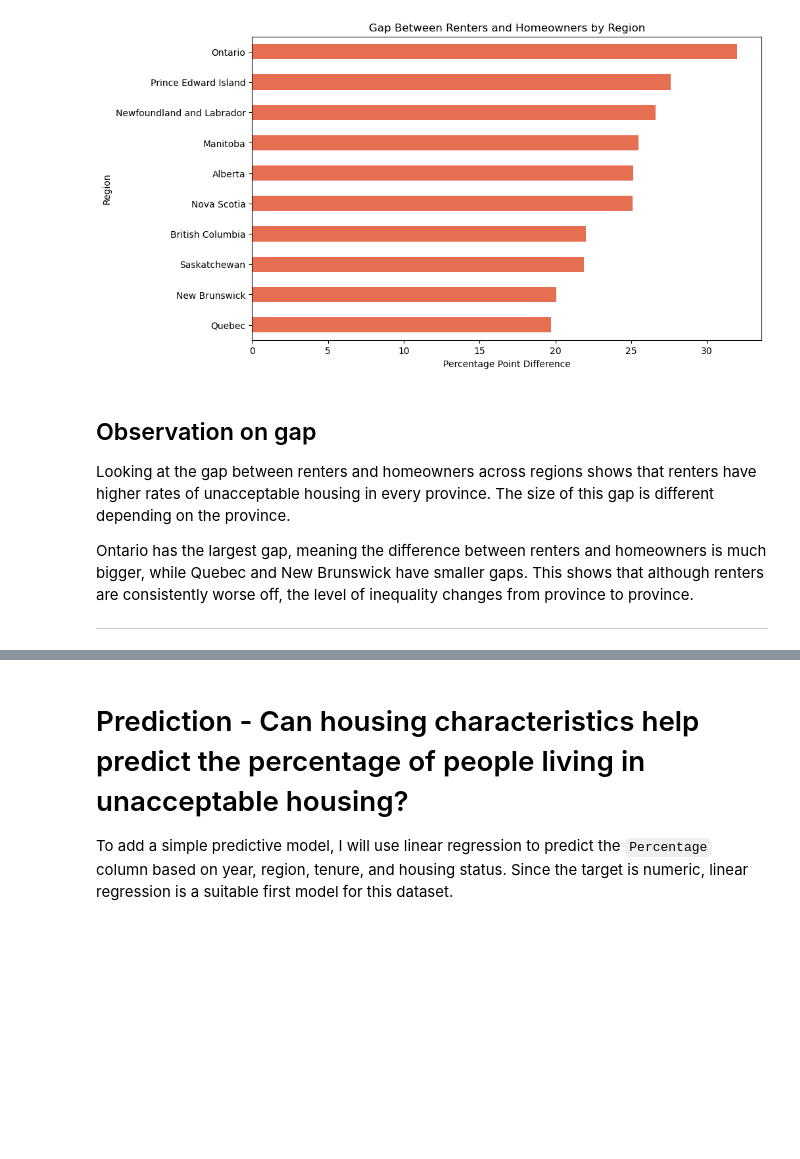
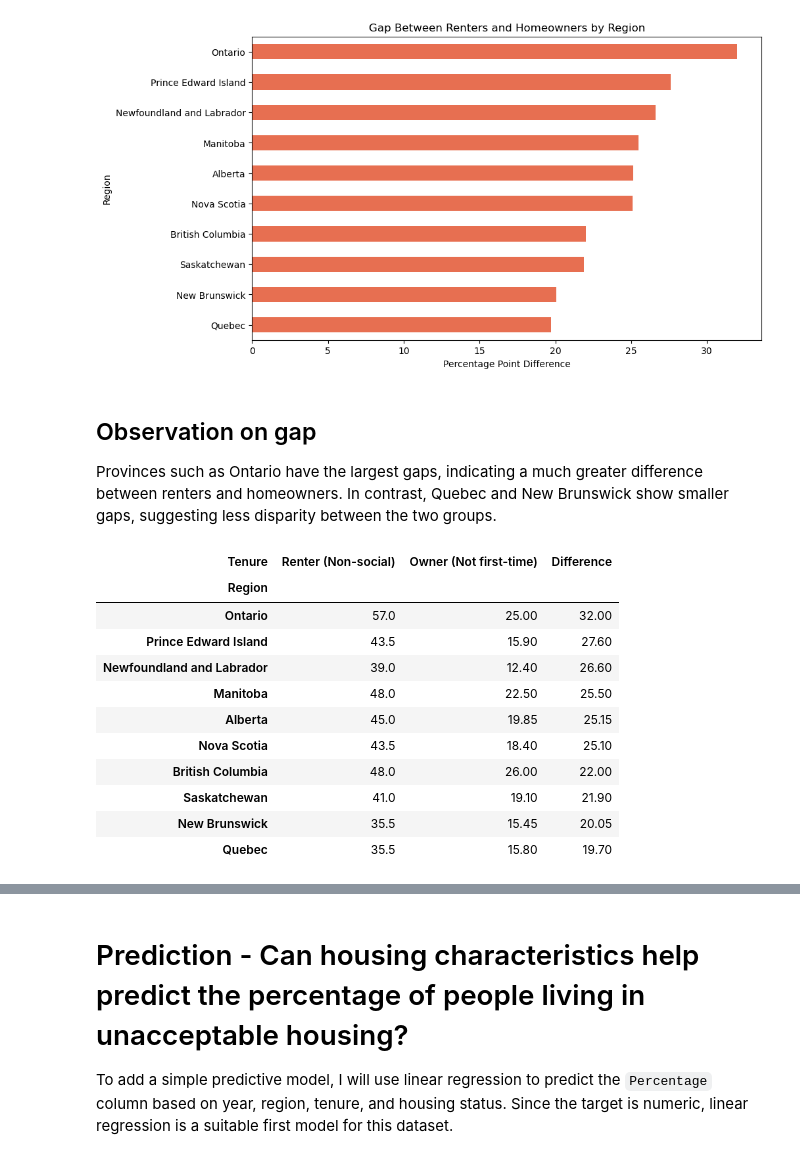
Before and after one commit to samnsinclair-oss/canadian-housing-analysis, a Jupyter notebook: notebooks/analysis.ipynb, the cells around one changed output, grey strips where cells are left out. Drawn from its saved outputs; the diff is of its cells as text; code cells hidden in the pictures; blank space fills up the shorter version.

```diff
--- a/notebooks/analysis.ipynb
+++ b/notebooks/analysis.ipynb
@@ -501,9 +640,26 @@ plt.show()
 [figure]
 # %% [markdown]
 ## Observation on gap
-
-Looking at the gap between renters and homeowners across regions shows that renters have higher rates of unacceptable housing in every province. The size of this gap is different depending on the province.
-
-Ontario has the largest gap, meaning the difference between renters and homeowners is much bigger, while Quebec and New Brunswick have smaller gaps. This shows that although renters are consistently worse off, the level of inequality changes from province to province.
-
----
+Provinces such as Ontario have the largest gaps, indicating a much greater difference between renters and homeowners. In contrast, Quebec and New Brunswick show smaller gaps, suggesting less disparity between the two groups.
+# %%
+gap_table = pivot[["Renter (Non-social)", "Owner (Not first-time)"]].copy()
+
+gap_table["Difference"] = gap_table["Renter (Non-social)"] - gap_table["Owner (Not first-time)"]
+
+# sort from highest to lowest
+gap_table = gap_table.sort_values(by = "Difference", ascending = False)
+
+gap_table.round(2)
+# %% [output]
+| Tenure | Renter (Non-social) | Owner (Not first-time) | Difference |
+| Region |  |  |  |
+| Ontario | 57.0 | 25.00 | 32.00 |
+| Prince Edward Island | 43.5 | 15.90 | 27.60 |
+| Newfoundland and Labrador | 39.0 | 12.40 | 26.60 |
+| Manitoba | 48.0 | 22.50 | 25.50 |
+| Alberta | 45.0 | 19.85 | 25.15 |
+| Nova Scotia | 43.5 | 18.40 | 25.10 |
+| British Columbia | 48.0 | 26.00 | 22.00 |
+| Saskatchewan | 41.0 | 19.10 | 21.90 |
+| New Brunswick | 35.5 | 15.45 | 20.05 |
+| Quebec | 35.5 | 15.80 | 19.70 |
```
Also changed, not shown: parts of 16 cells of this notebook.
